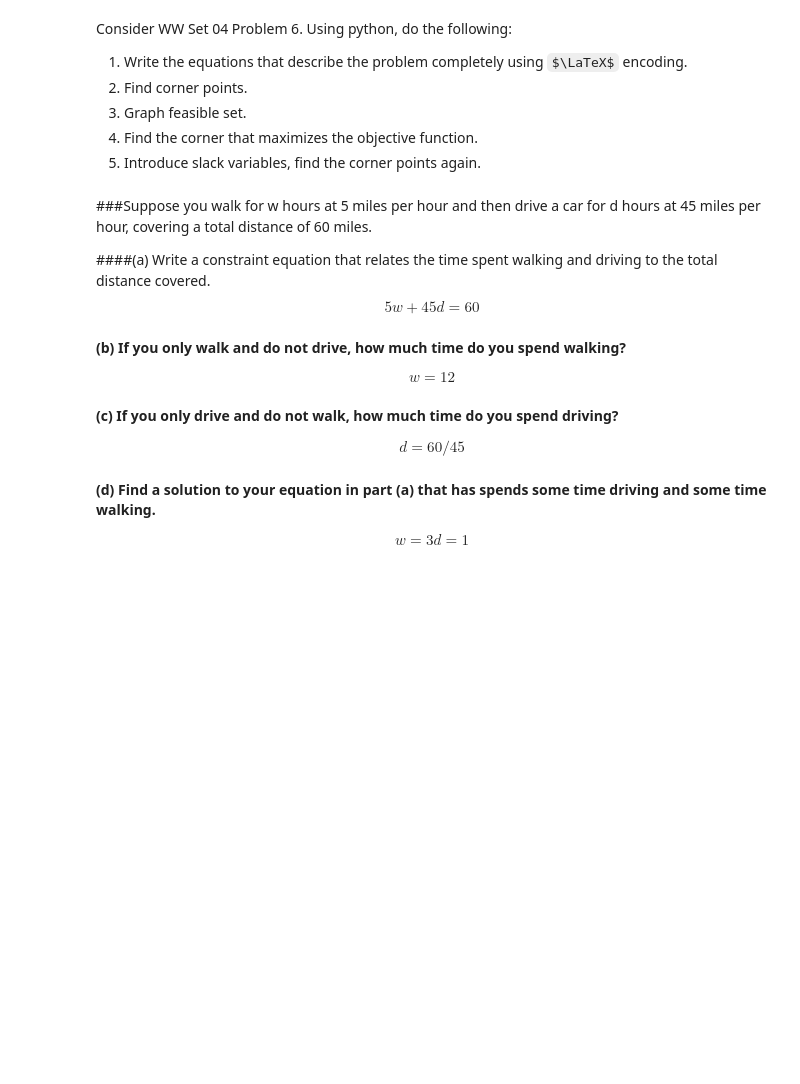
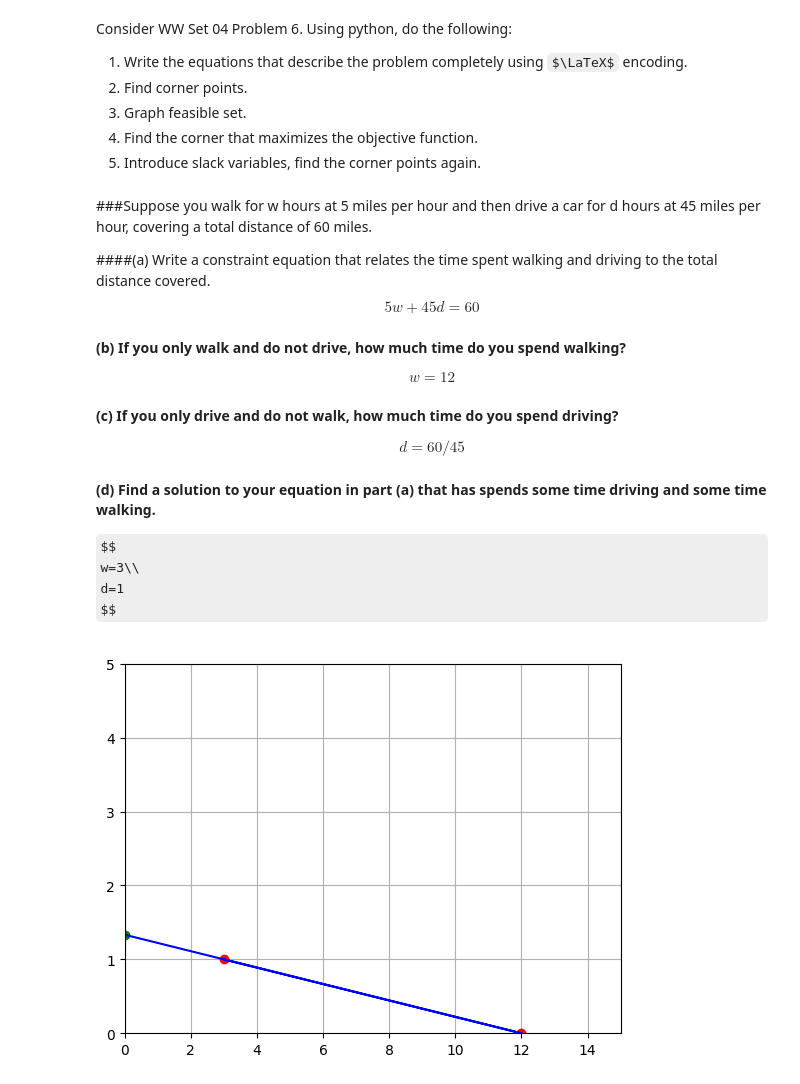
Before and after one commit to sovikapoudel/Operation-Research, a Jupyter notebook: LPAssignment.ipynb, the cells around one changed output. Cells and saved outputs as stored; diff of their text form; code cells hidden in the pictures; some formulas as TeX source; blank space fills up the shorter version.

```diff
--- a/LPAssignment.ipynb
+++ b/LPAssignment.ipynb
@@ -112,6 +112,25 @@ $$
 #### (d) Find a solution to your equation in part (a) that has spends some time driving and some time walking.
 
 $$
-w=3
+w=3\\
 d=1
 $$
+# %%
+import matplotlib.pyplot as plt
+
+x=[0, 12, 3]
+y=[4/3, 0, 1]
+
+plt.xlim([0,15])
+plt.ylim([0,5])
+
+plt.plot( x[0], y[0], "go" ) ##"go" argument in the plt.plot() function is used to specify the style of the plotted point
+plt.plot( x[1], y[1], "ro" ) ## r and g is for color and o is for circle marker. I find it cool so added it in my code
+plt.plot( x[2], y[2], "ro" )
+plt.grid('on')
+
+plt.plot(x, y, 'b-')  # This line connects the dots with a bue line
+plt.grid(True)
+plt.show()
+# %% [output]
+[figure, added]
```
Also changed, not shown: parts of 1 cell of this notebook.
